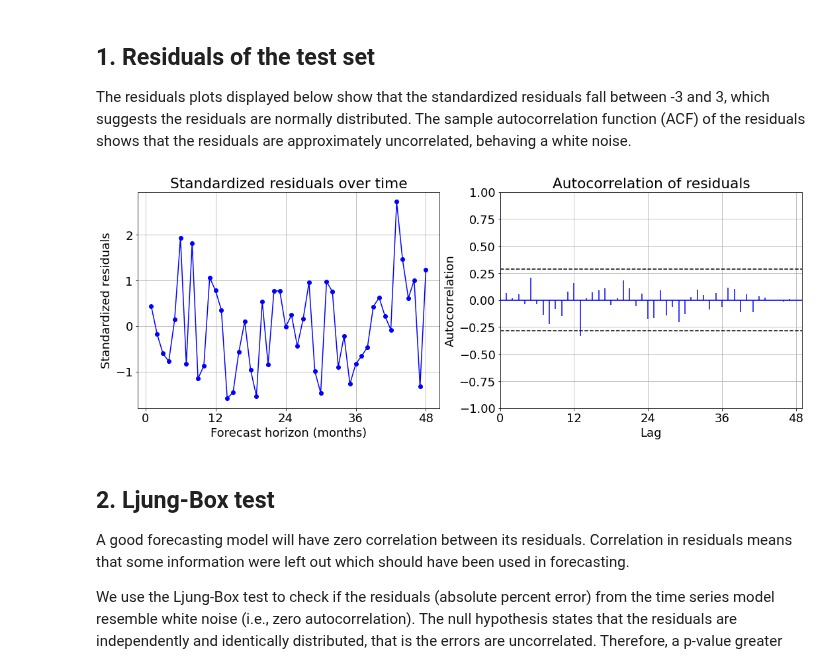
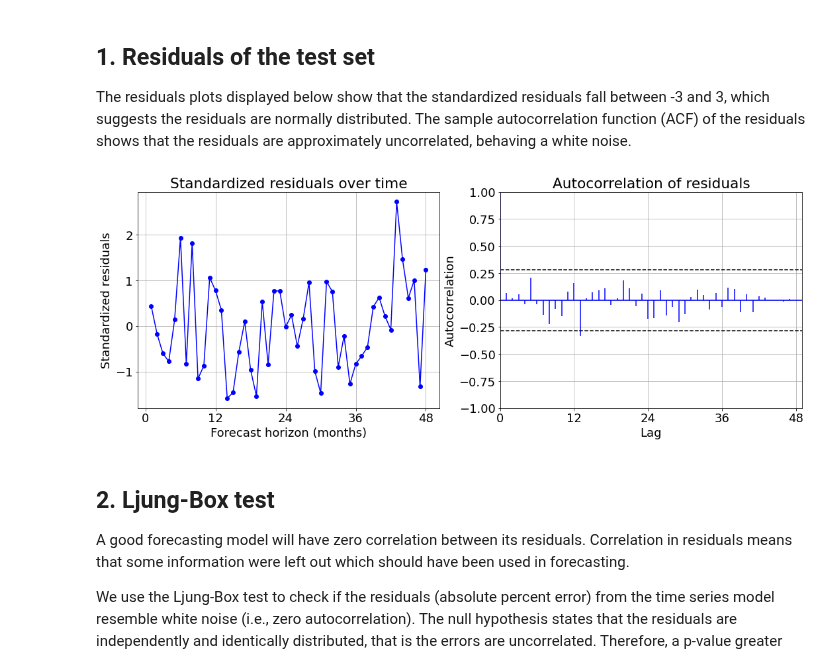
Before and after one commit to Owerre/Time-Series-Forecasting, a Jupyter notebook: fatality-forecast/notebooks/04-prophet.ipynb, the cells around one changed output. Drawn from its saved outputs; the diff is of its cells as text; code cells hidden in the pictures.

```diff
--- a/fatality-forecast/notebooks/04-prophet.ipynb
+++ b/fatality-forecast/notebooks/04-prophet.ipynb
@@ -159,31 +159,31 @@ The residuals plots displayed below show that the standardized residuals fall be
 # %%
 plt.figure(figsize = (18,6))
 residual = y_test-results['yhat']
 rstandard = (residual-np.mean(residual))/np.std(residual)
 ape = np.abs(residual)*100/np.abs(y_test)
 
 plt.subplot(121)
 plt.plot(range(1,len(rstandard)+1), rstandard, color = 'b', marker = 'o')
 plt.grid(True)
 plt.xlabel('Forecast horizon (months)')
 plt.ylabel('Standardized residuals')
 plt.xticks(np.arange(0,len(rstandard)+1,12))
 plt.title('Standardized residuals over time')
 
 plt.subplot(122)
 plt.acorr(residual, usevlines=True, maxlags=len(residual)-1, normed=True, color ='b')
-plt.axhline(y=1.98/np.sqrt(len(residual)),linestyle= '--', linewidth=1.5, color = 'k')
-plt.axhline(y=-1.98/np.sqrt(len(residual)),linestyle= '--', linewidth=1.5, color = 'k')
+plt.axhline(y=1.96/np.sqrt(len(residual)),linestyle= '--', linewidth=1.5, color = 'k')
+plt.axhline(y=-1.96/np.sqrt(len(residual)),linestyle= '--', linewidth=1.5, color = 'k')
 plt.xlim(0,len(residual)+1)
 plt.ylim(-1,1)
 plt.xticks(np.arange(0,len(residual)+1,12))
 plt.grid(True)
 plt.xlabel('Lag')
 plt.ylabel('Autocorrelation')
 plt.title('Autocorrelation of residuals')
 plt.show()
 # %% [output]
-[figure, old version]
+[figure, new version]
 # %% [markdown]
 ## 2. Ljung-Box test
 
```
Also changed, not shown: 3 other files.
